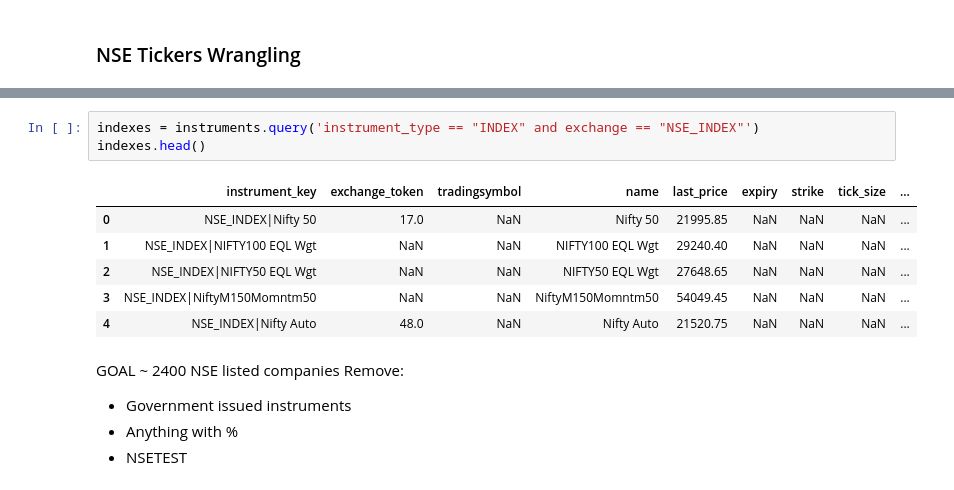
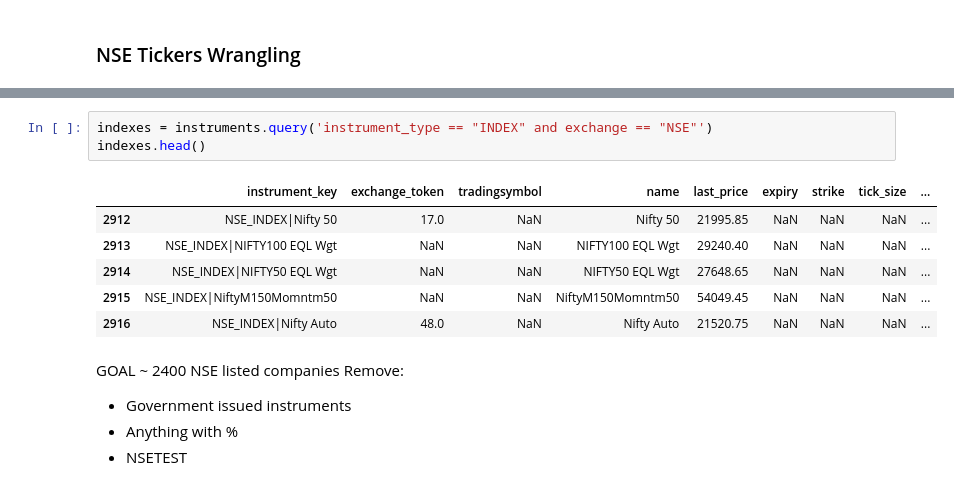
Before and after one commit to pagar22/laxmi-chit-fund, a Jupyter notebook: notebooks/tickers.ipynb, the cells around one changed output, grey strips where cells are left out. Drawn from its saved outputs; the diff is of its cells as text.

```diff
--- a/notebooks/tickers.ipynb
+++ b/notebooks/tickers.ipynb
@@ -45,13 +37,13 @@ equities.head()
 # %%
-indexes = instruments.query('instrument_type == "INDEX" and exchange == "NSE_INDEX"')
+indexes = instruments.query('instrument_type == "INDEX" and exchange == "NSE"')
 indexes.head()
 # %% [output]
 |  | instrument_key | exchange_token | tradingsymbol | name | last_price | expiry | strike | tick_size | ... |
-| 0 | NSE_INDEX|Nifty 50 | 17.0 | NaN | Nifty 50 | 21995.85 | NaN | NaN | NaN | ... |
-| 1 | NSE_INDEX|NIFTY100 EQL Wgt | NaN | NaN | NIFTY100 EQL Wgt | 29240.40 | NaN | NaN | NaN | ... |
-| 2 | NSE_INDEX|NIFTY50 EQL Wgt | NaN | NaN | NIFTY50 EQL Wgt | 27648.65 | NaN | NaN | NaN | ... |
-| 3 | NSE_INDEX|NiftyM150Momntm50 | NaN | NaN | NiftyM150Momntm50 | 54049.45 | NaN | NaN | NaN | ... |
-| 4 | NSE_INDEX|Nifty Auto | 48.0 | NaN | Nifty Auto | 21520.75 | NaN | NaN | NaN | ... |
+| 2912 | NSE_INDEX|Nifty 50 | 17.0 | NaN | Nifty 50 | 21995.85 | NaN | NaN | NaN | ... |
+| 2913 | NSE_INDEX|NIFTY100 EQL Wgt | NaN | NaN | NIFTY100 EQL Wgt | 29240.40 | NaN | NaN | NaN | ... |
+| 2914 | NSE_INDEX|NIFTY50 EQL Wgt | NaN | NaN | NIFTY50 EQL Wgt | 27648.65 | NaN | NaN | NaN | ... |
+| 2915 | NSE_INDEX|NiftyM150Momntm50 | NaN | NaN | NiftyM150Momntm50 | 54049.45 | NaN | NaN | NaN | ... |
+| 2916 | NSE_INDEX|Nifty Auto | 48.0 | NaN | Nifty Auto | 21520.75 | NaN | NaN | NaN | ... |
 # %% [markdown]
 GOAL ~ 2400 NSE listed companies
 Remove:
```
Also changed, not shown: parts of 8 cells of this notebook, 2 other files.
